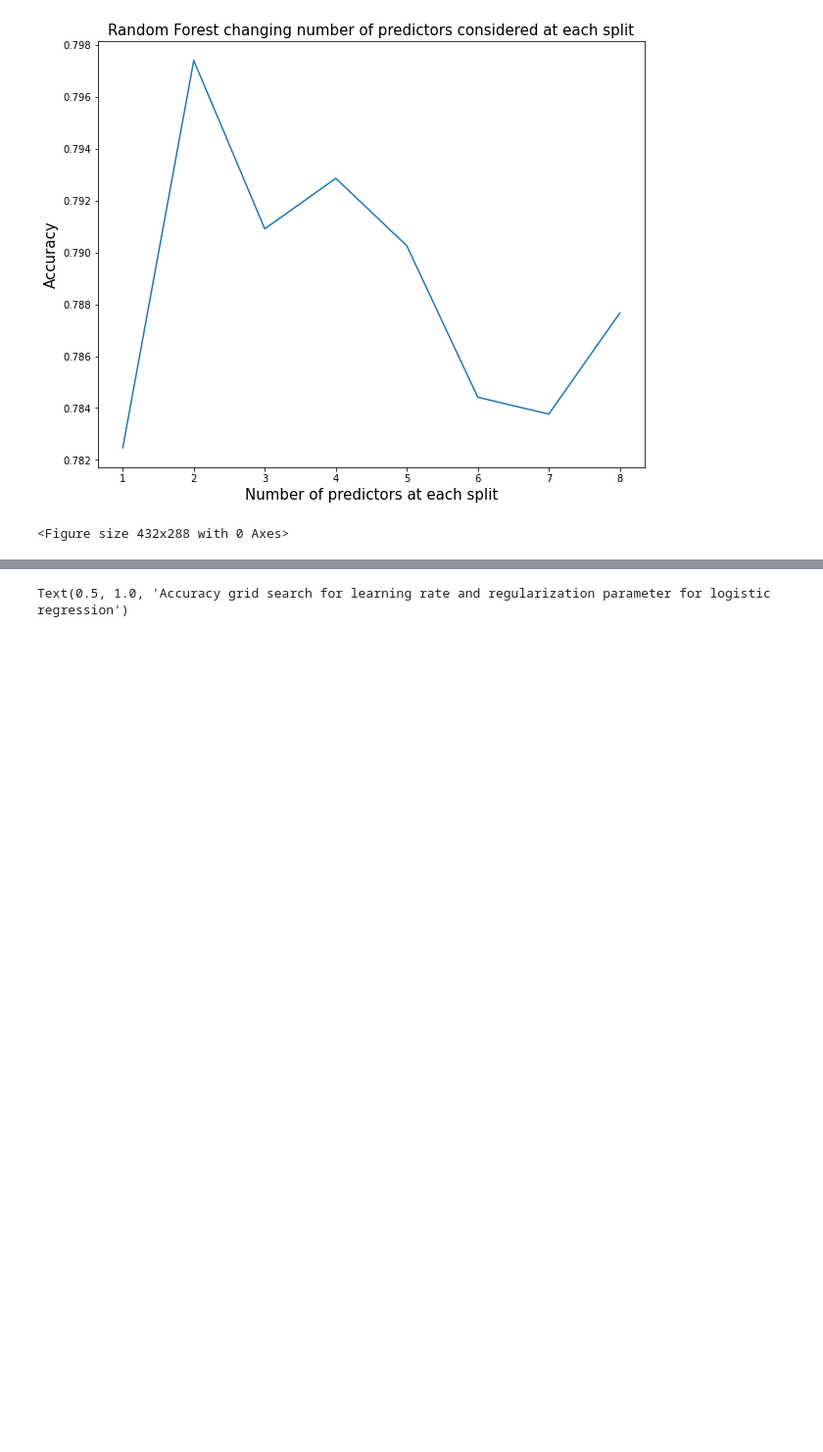
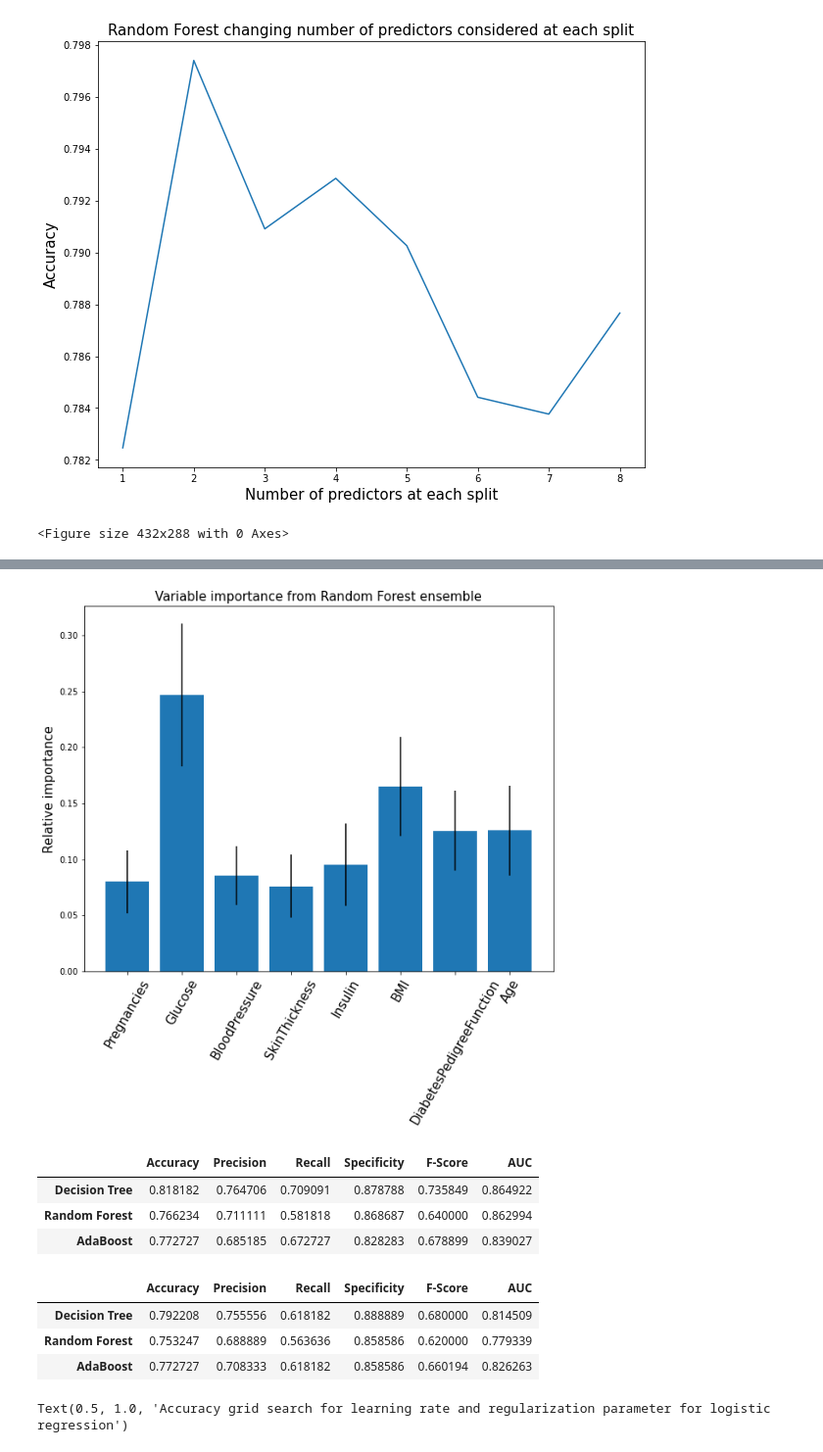
Before and after one commit to matteodales/-FYS-STK4155_Applied_Data_Analysis_and_Machine_Learning, a Jupyter notebook: project3/code/sklearn_analysis.ipynb, the cells around one changed output, grey strips where cells are left out. Shown at 98% size. Saved outputs shown, nothing was run; the diff lists cells and outputs as text; code cells hidden in the pictures; blank space fills up the shorter version.

Commit message:
made comparison tables

```diff
--- a/project3/code/sklearn_analysis.ipynb
+++ b/project3/code/sklearn_analysis.ipynb
@@ -239,0 +238,11 @@ plt.bar(X.columns,rf_importances, yerr=rf_std)
+# %%
+fig = plt.figure(figsize=(10,8))
+plt.bar(X.columns,rf_importances, yerr=rf_std)
+plt.xticks(rotation=60,fontsize=15)
+plt.xlabel("",fontsize=15)
+plt.ylabel("Relative importance",fontsize=15)
+plt.title("Variable importance from Random Forest ensemble",fontsize=15)
+#plt.savefig("Variable importance from Random Forest ensemble.png")
+plt.show()
+# %% [output]
+[figure, added]
@@ -239,0 +268,11 @@ plt.bar(X.columns,rf_importances, yerr=rf_std)
+# %%
+metrics_table = pd.DataFrame(columns = ['Accuracy', 'Precision', 'Recall', 'Specificity', 'F-Score', 'AUC'])
+metrics_table.loc['Decision Tree'] = dt_metrics
+metrics_table.loc['Random Forest'] = rf_metrics
+metrics_table.loc['AdaBoost'] = ab_metrics
+metrics_table
+# %% [output]
+|  | Accuracy | Precision | Recall | Specificity | F-Score | AUC |
+| Decision Tree | 0.818182 | 0.764706 | 0.709091 | 0.878788 | 0.735849 | 0.864922 |
+| Random Forest | 0.766234 | 0.711111 | 0.581818 | 0.868687 | 0.640000 | 0.862994 |
+| AdaBoost | 0.772727 | 0.685185 | 0.672727 | 0.828283 | 0.678899 | 0.839027 |
@@ -240,3 +293,14 @@ plt.bar(X.columns,rf_importances, yerr=rf_std)
+# %%
+metrics_table_2 = pd.DataFrame(columns = ['Accuracy', 'Precision', 'Recall', 'Specificity', 'F-Score', 'AUC'])
+metrics_table_2.loc['Decision Tree'] = dt_2_metrics
+metrics_table_2.loc['Random Forest'] = rf_2_metrics
+metrics_table_2.loc['AdaBoost'] = ab_2_metrics
+metrics_table_2
+# %% [output]
+|  | Accuracy | Precision | Recall | Specificity | F-Score | AUC |
+| Decision Tree | 0.792208 | 0.755556 | 0.618182 | 0.888889 | 0.680000 | 0.814509 |
+| Random Forest | 0.753247 | 0.688889 | 0.563636 | 0.858586 | 0.620000 | 0.779339 |
+| AdaBoost | 0.772727 | 0.708333 | 0.618182 | 0.858586 | 0.660194 | 0.826263 |
 # %%
 # logistic regression
 
```
Also changed, not shown: parts of 14 cells of this notebook.
